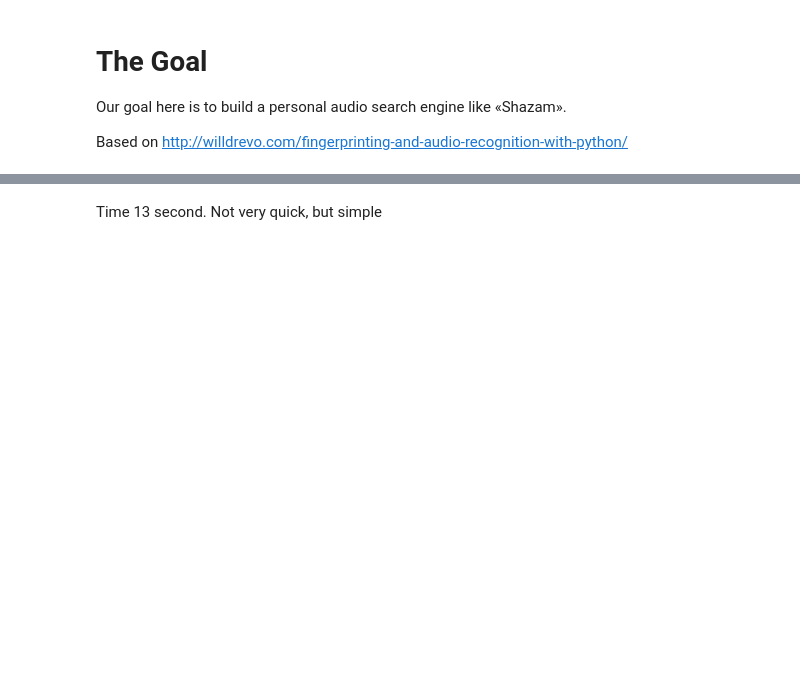
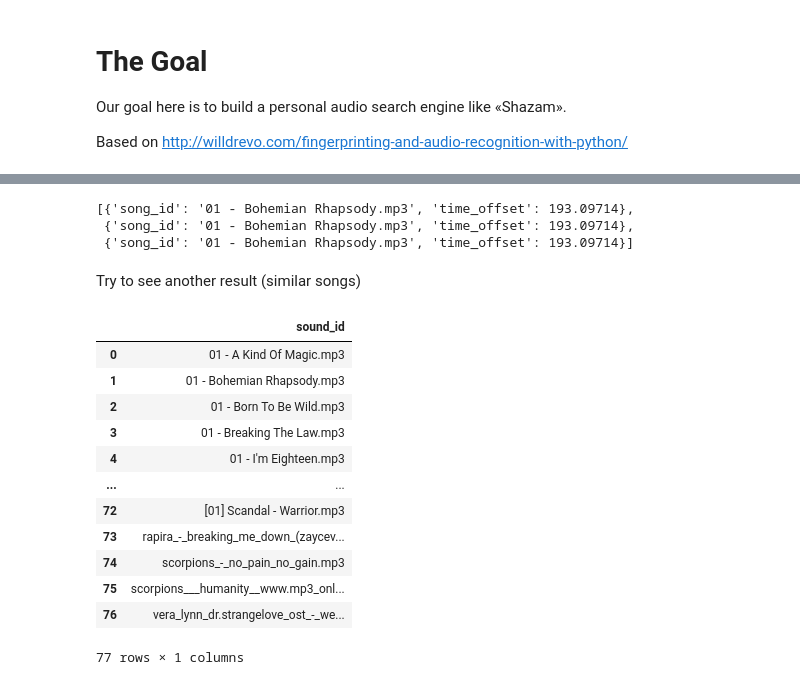
Before and after one commit to levabd/audio-search-engine, a Jupyter notebook: SearchEngine.ipynb, the cells around one changed output, grey strips where cells are left out. Cells and saved outputs as stored; diff of their text form; code cells hidden in the pictures; blank space fills up the shorter version.

```diff
--- a/SearchEngine.ipynb
+++ b/SearchEngine.ipynb
@@ -240,0 +262,4 @@ print("Indexes saved with size(Bytes): {}".format(os.stat('indexes/music.idx').s
+# %%
+%%time
+
+matches = search_matches("query/Bohemian Rhapsody(cutted).mp3")
@@ -298,2 +275,0 @@ for (score, resultID) in results:
-# %% [markdown]
-Time 13 second. Not very quick, but simple
@@ -322,0 +276,29 @@ for (score, resultID) in results:
+# %%
+align_matches(matches)
+# %% [output]
+[{'song_id': '01 - Bohemian Rhapsody.mp3', 'time_offset': 193.09714},
+ {'song_id': '01 - Bohemian Rhapsody.mp3', 'time_offset': 193.09714},
+ {'song_id': '01 - Bohemian Rhapsody.mp3', 'time_offset': 193.09714}]
+# %% [markdown]
+Try to see another result (similar songs)
+# %%
+df = pd.DataFrame(matches[0::2], columns=['sound_id'])
+
+grouped = df.groupby('sound_id').sum().reset_index()
+grouped.sort_values('sound_id', ascending=False)
+
+grouped
+# %% [output]
+|  | sound_id |
+| 0 | 01 - A Kind Of Magic.mp3 |
+| 1 | 01 - Bohemian Rhapsody.mp3 |
+| 2 | 01 - Born To Be Wild.mp3 |
+| 3 | 01 - Breaking The Law.mp3 |
+| 4 | 01 - I'm Eighteen.mp3 |
+| ... | ... |
+| 72 | [01] Scandal - Warrior.mp3 |
+| 73 | rapira_-_breaking_me_down_(zaycev... |
+| 74 | scorpions_-_no_pain_no_gain.mp3 |
+| 75 | scorpions___humanity__www.mp3_onl... |
+| 76 | vera_lynn_dr.strangelove_ost_-_we... |
+77 rows × 1 columns
```
Also changed, not shown: parts of 25 cells of this notebook, 25 other files.
